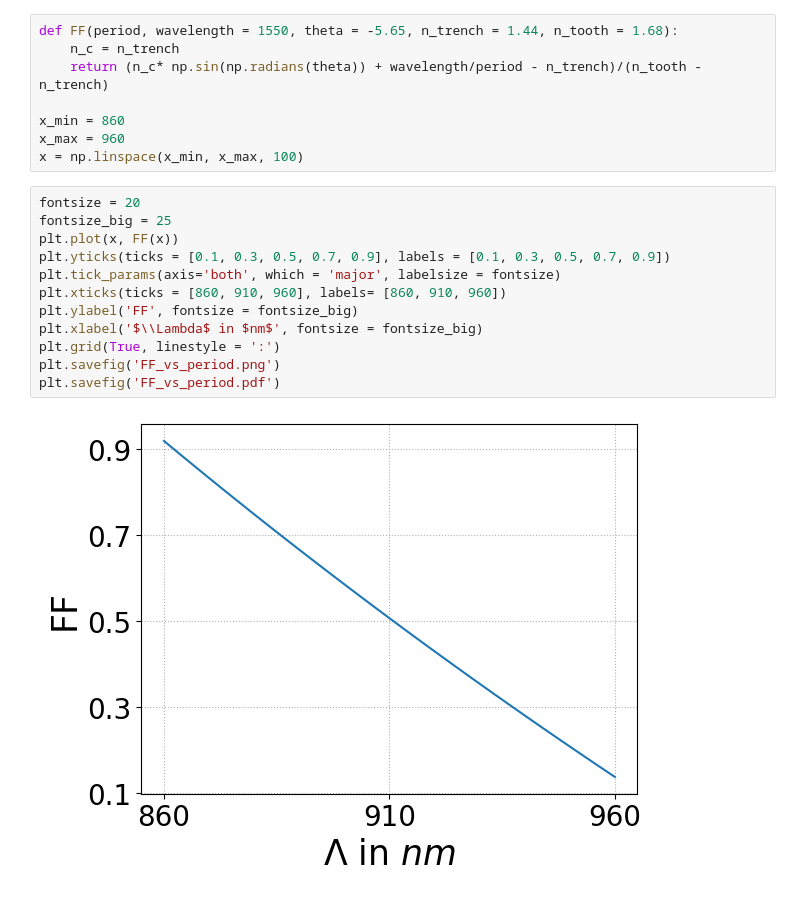
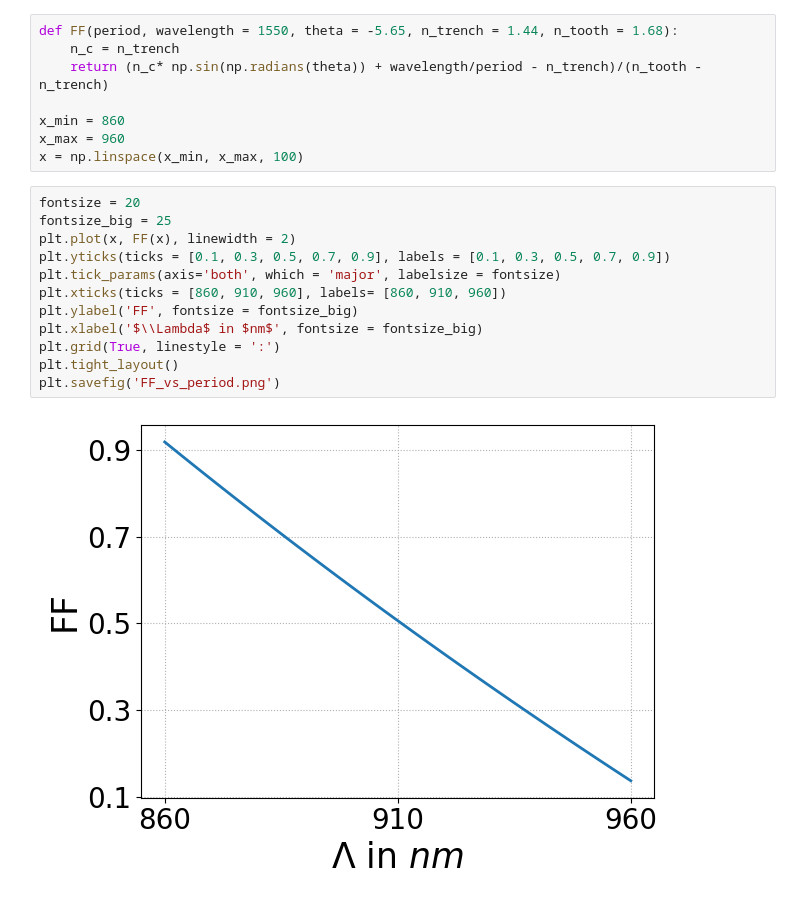
Before and after one commit to TobsTha/BA_code, a Jupyter notebook: Graphics/FirstPlot/fristPlot.ipynb, the cells around one changed output. Saved outputs shown, nothing was run; the diff lists cells and outputs as text.

Commit message:
further graphic improvement

```diff
--- a/Graphics/FirstPlot/fristPlot.ipynb
+++ b/Graphics/FirstPlot/fristPlot.ipynb
@@ -13,14 +13,14 @@ x = np.linspace(x_min, x_max, 100)
 # %%
 fontsize = 20
 fontsize_big = 25
-plt.plot(x, FF(x))
+plt.plot(x, FF(x), linewidth = 2)
 plt.yticks(ticks = [0.1, 0.3, 0.5, 0.7, 0.9], labels = [0.1, 0.3, 0.5, 0.7, 0.9])
 plt.tick_params(axis='both', which = 'major', labelsize = fontsize)
 plt.xticks(ticks = [860, 910, 960], labels= [860, 910, 960])
 plt.ylabel('FF', fontsize = fontsize_big)
 plt.xlabel('$\\Lambda$ in $nm$', fontsize = fontsize_big)
 plt.grid(True, linestyle = ':')
+plt.tight_layout()
 plt.savefig('FF_vs_period.png')
-plt.savefig('FF_vs_period.pdf')
 # %% [output]
-[figure, old version]
+[figure, new version]
```
Also changed, not shown: 4 other files.
